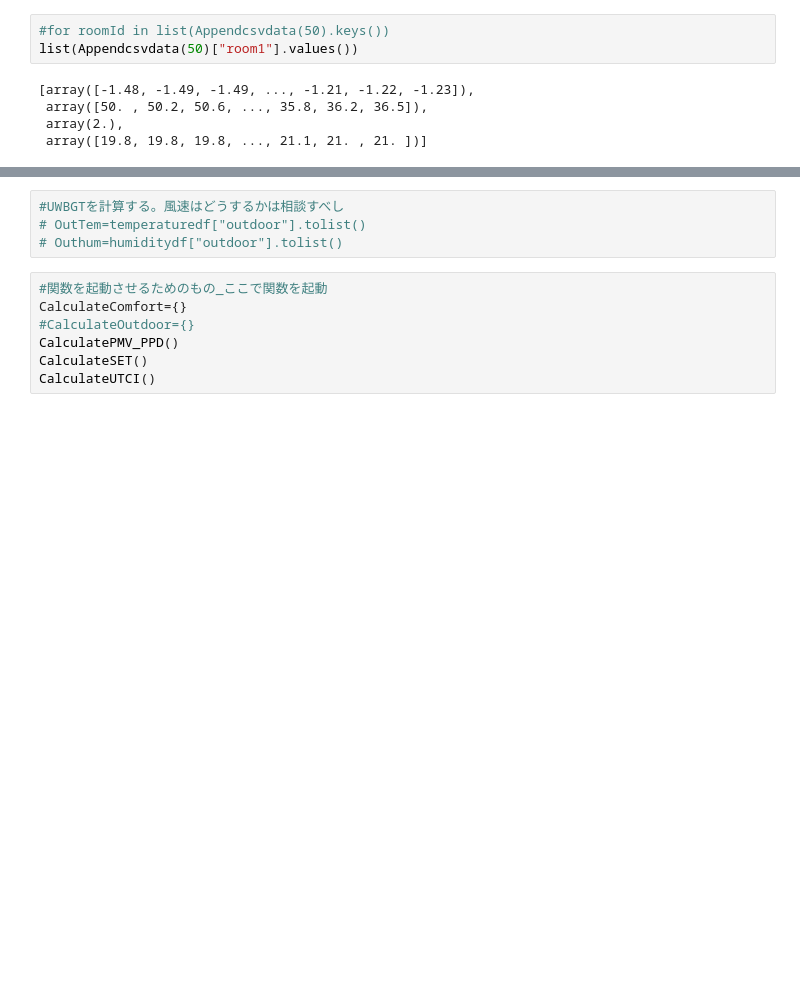
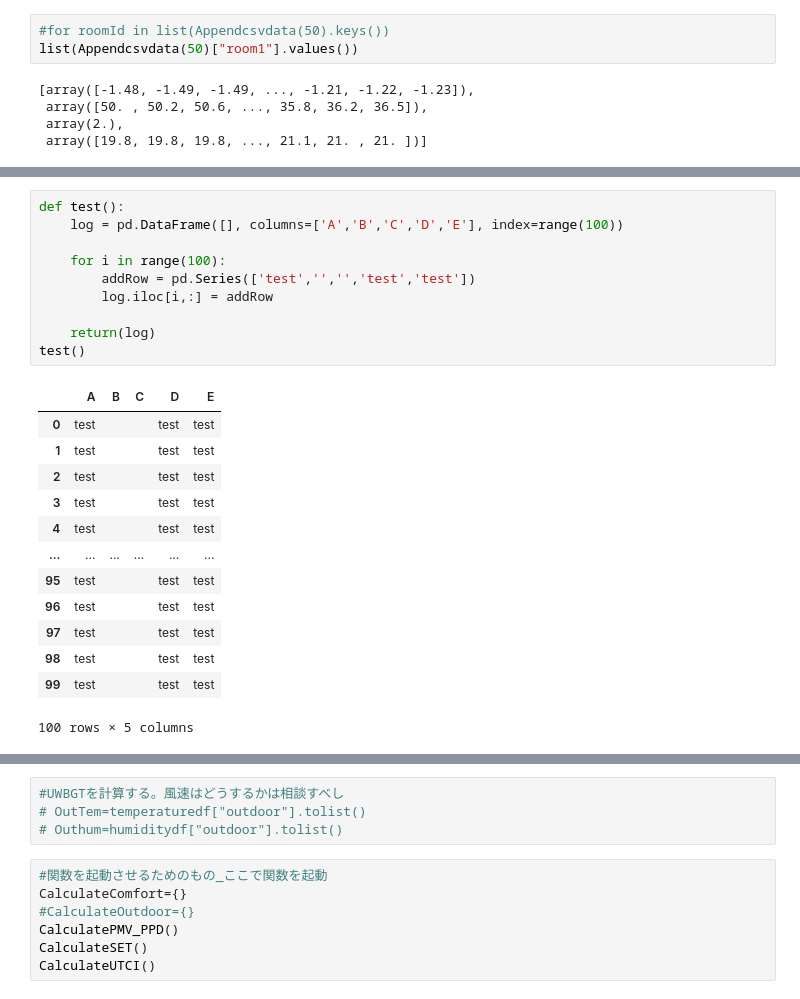
Before and after one commit to becat-oss/therb-notebook, a Jupyter notebook: 時系列データ分析.ipynb, the cells around one changed output, grey strips where cells are left out. Drawn from its saved outputs; the diff is of its cells as text; blank space fills up the shorter version.

```diff
--- a/時系列データ分析.ipynb
+++ b/時系列データ分析.ipynb
@@ -284,0 +353,24 @@ def CalculateUTCI(id):
+# %%
+def test():
+    log = pd.DataFrame([], columns=['A','B','C','D','E'], index=range(100))
+
+    for i in range(100):
+        addRow = pd.Series(['test','','','test','test'])
+        log.iloc[i,:] = addRow
+
+    return(log)
+test()
+# %% [output]
+|  | A | B | C | D | E |
+| 0 | test |  |  | test | test |
+| 1 | test |  |  | test | test |
+| 2 | test |  |  | test | test |
+| 3 | test |  |  | test | test |
+| 4 | test |  |  | test | test |
+| ... | ... | ... | ... | ... | ... |
+| 95 | test |  |  | test | test |
+| 96 | test |  |  | test | test |
+| 97 | test |  |  | test | test |
+| 98 | test |  |  | test | test |
+| 99 | test |  |  | test | test |
+100 rows × 5 columns
```
Also changed, not shown: parts of 8 cells of this notebook, 3 other files.
